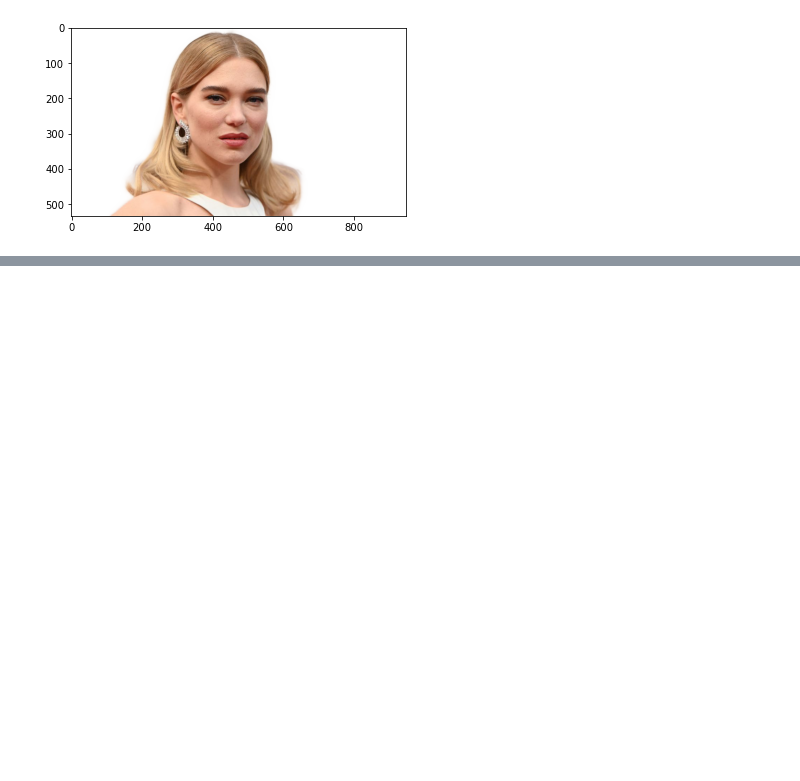
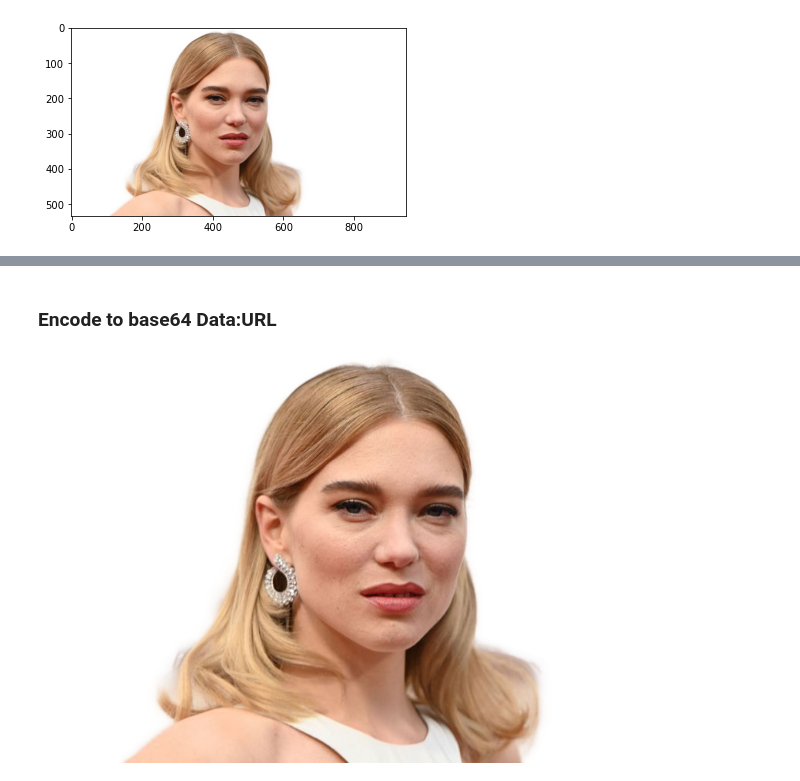
Before and after one commit to thomd/image-background-removal, a Jupyter notebook: inference.ipynb, the cells around one changed output, grey strips where cells are left out. Saved outputs shown, nothing was run; the diff lists cells and outputs as text; code cells hidden in the pictures; blank space fills up the shorter version.

```diff
--- a/inference.ipynb
+++ b/inference.ipynb
@@ -93,0 +134,15 @@ img_PIL.save('images/lea_cropped.png')
+# %% [markdown]
+### Encode to base64 Data:URL
+# %%
+import base64
+from io import BytesIO
+
+buffered = BytesIO()
+img_PIL.save(buffered, format="PNG")
+img_PIL_base64 = base64.b64encode(buffered.getvalue())
+# %%
+from IPython import display
+from base64 import b64decode
+display.Image(b64decode(img_PIL_base64))
+# %% [output]
+[figure, added]
```
Also changed, not shown: parts of 25 cells of this notebook, 8 other files.
